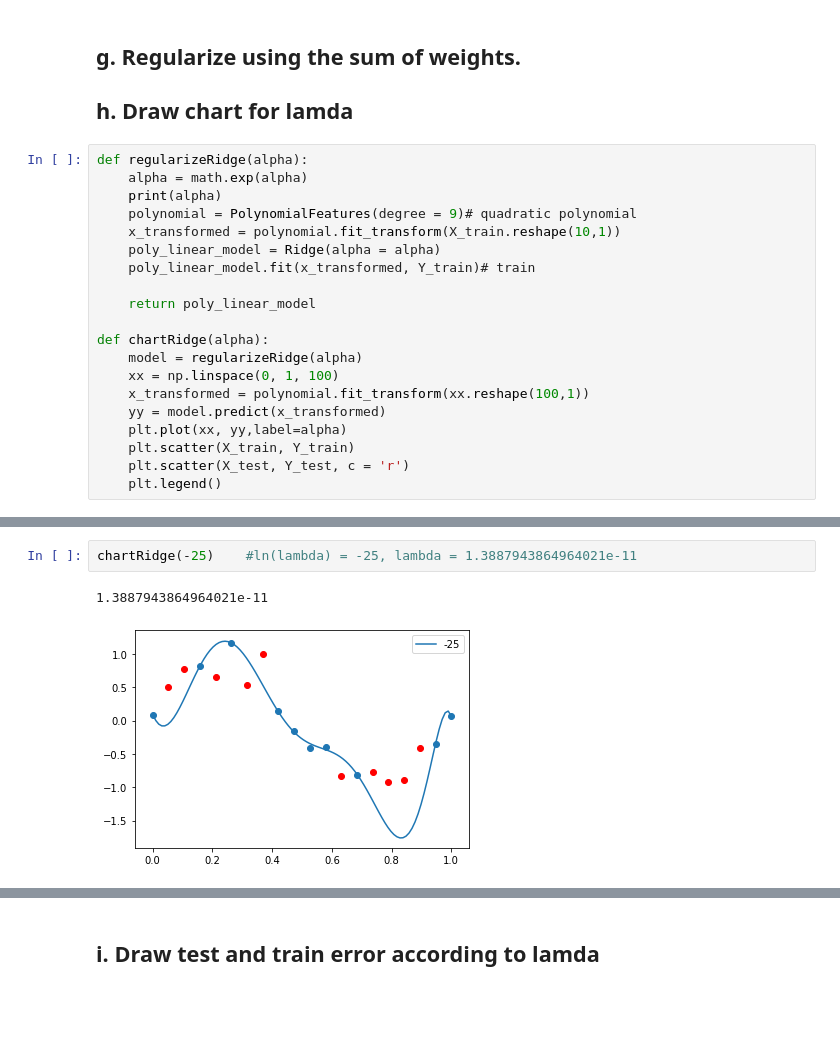
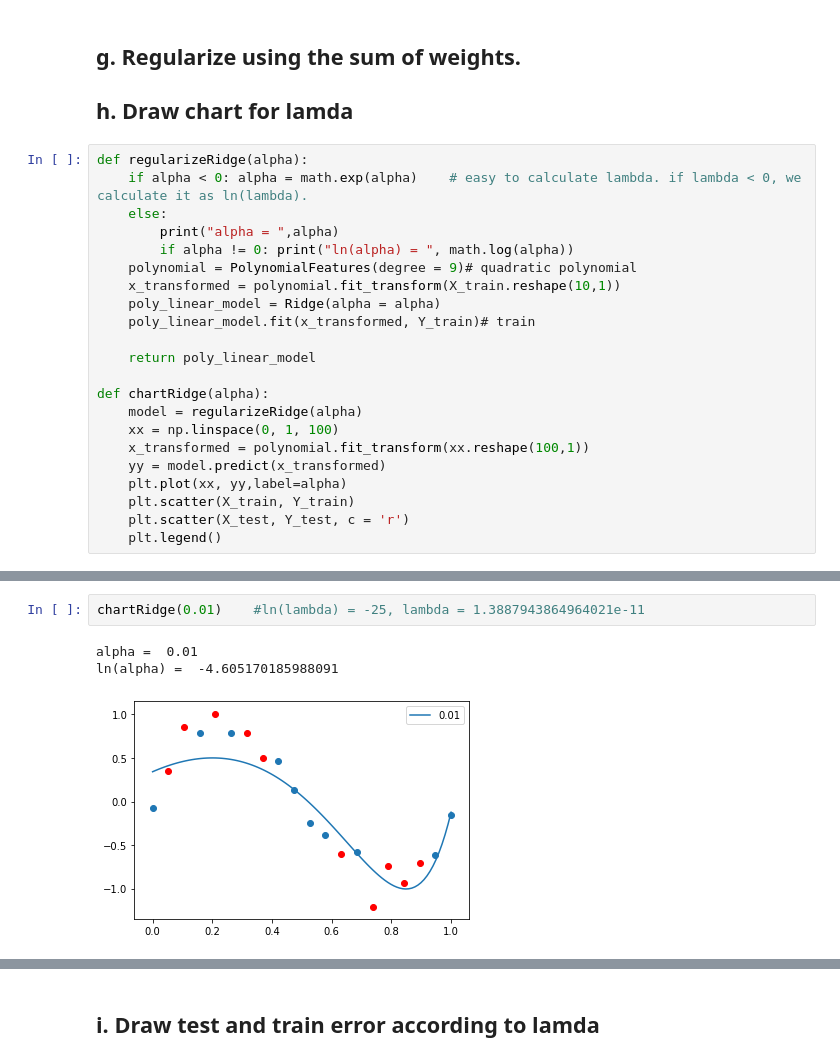
Before and after one commit to hensby/hensby-s-homepage, a Jupyter notebook: content/post/assignment/Hengchao_01.ipynb, the cells around one changed output, grey strips where cells are left out. Drawn from its saved outputs; the diff is of its cells as text; blank space fills up the shorter version.

```diff
--- a/content/post/assignment/Hengchao_01.ipynb
+++ b/content/post/assignment/Hengchao_01.ipynb
@@ -361,8 +361,10 @@ plt.legend()
 ## h. Draw chart for lamda
 # %%
 def regularizeRidge(alpha):
-    alpha = math.exp(alpha)
-    print(alpha)
+    if alpha < 0: alpha = math.exp(alpha)    # easy to calculate lambda. if lambda < 0, we calculate it as ln(lambda).
+    else:
+        print("alpha = ",alpha)
+        if alpha != 0: print("ln(alpha) = ", math.log(alpha))
     polynomial = PolynomialFeatures(degree = 9)# quadratic polynomial
     x_transformed = polynomial.fit_transform(X_train.reshape(10,1))
     poly_linear_model = Ridge(alpha = alpha)
@@ -392,6 +395,7 @@ chartRidge(-30)    #ln(lambda) = -30, lambda = 9.357622968840175e-14
 # %%
-chartRidge(-25)    #ln(lambda) = -25, lambda = 1.3887943864964021e-11
+chartRidge(0.01)    #ln(lambda) = -25, lambda = 1.3887943864964021e-11
 # %% [output]
-1.3887943864964021e-11
+alpha =  0.01
+ln(alpha) =  -4.605170185988091
-[figure, old version]
+[figure, new version]
 # %%
```
Also changed, not shown: parts of 28 cells of this notebook, 18 other files.
